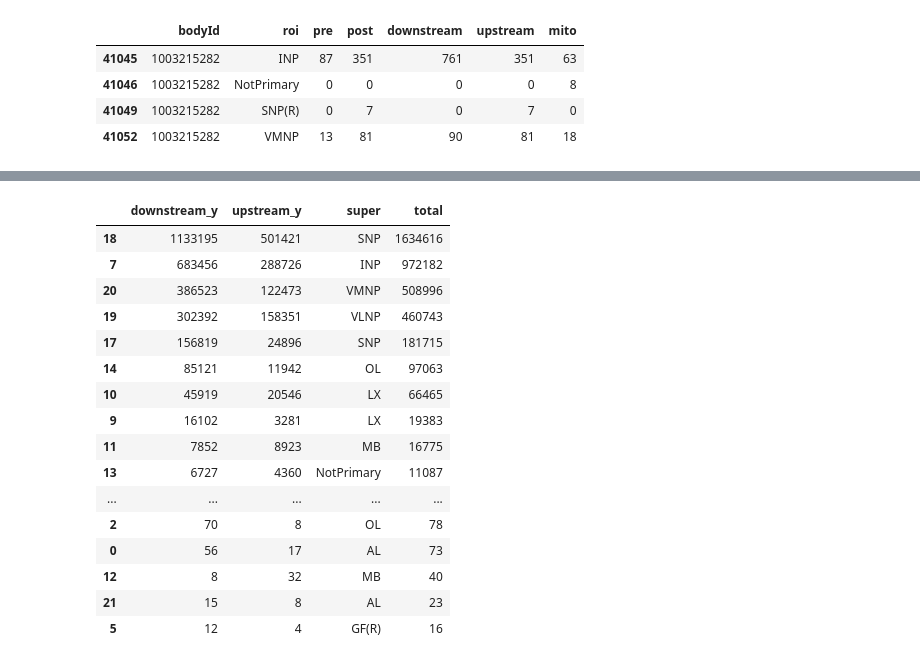
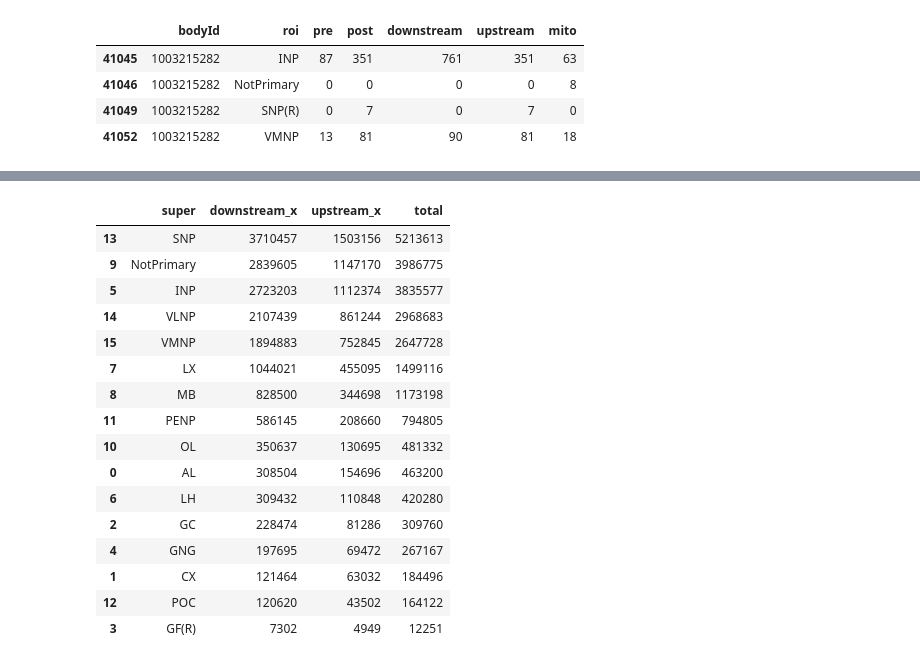
Before and after one commit to RhessaWL/flybrain-clustering, a Jupyter notebook: get_piechart.ipynb, the cells around one changed output, grey strips where cells are left out. Drawn from its saved outputs; the diff is of its cells as text; code cells hidden in the pictures.

```diff
--- a/get_piechart.ipynb
+++ b/get_piechart.ipynb
@@ -398,8 +388,8 @@ roi_edited[roi_edited['bodyId']==1003215282]
 cluster1 = full_roi[full_roi['0.0']==1]
 # I want to see any changes i make to cluster1 so i will drop unnecessary columns
 cluster1 = cluster1.drop(columns=['bodyId', 'celltype', 'instance', 'pre_x', 'post_x',
-                                  'inputRois','outputRois', 'downstream_x','upstream_x','mito_x',
+                                  'inputRois','outputRois',
                                   'size', 'status', 'cropped', 'somaRadius', 'somaLocation',
-                                  'statusLabel', 'cellBodyFiber','roiInfo', 'notes'])
+                                  'statusLabel', 'cellBodyFiber','roiInfo'])
 cluster1
 # %% [output]
@@ -441,0 +448,3 @@ cluster1
+# %%
+roi_super_dict = roi_df.set_index('L1')['Super'].dropna().to_dict()
+roi_super_dict
@@ -441,0 +469,3 @@ cluster1
+# %%
+roi_grouped = cluster1.groupby('roi', as_index=False).agg({'downstream_x': 'sum', 'upstream_x': 'sum'})
+roi_grouped
@@ -442,16 +490,15 @@ cluster1
 # %%
 # Now when summing up the downstream and upstream synapses per ROI, we should only have one entry for each ROI
 # This code groups the dataframe by the roi column and sums up the downstream and upstream synapses accordingly
-roi_grouped = cluster1.groupby('roi', as_index=False).agg({'downstream_y': 'sum', 'upstream_y': 'sum'})
 
 # I will now add the super column onto the dataframe and align the correct super roi with the correct roi
 # i will use the roi_df dataframe to do this
 
 # I will first create a dictionary with the roi as the key and the super roi as the value
-roi_super_dict = roi_df.set_index('L1')['Super'].to_dict()
+roi_super_dict = roi_df.set_index('L1')['Super'].dropna().to_dict()
 
 # I will now create a new column in the dataframe that will contain the super roi if the roi is not in dict, just keep it as is in roi column
 # Also drop the roi column as it is no longer needed
 roi_grouped['super'] = roi_grouped['roi'].map(roi_super_dict).fillna(roi_grouped['roi'])
 roi_grouped = roi_grouped.drop(columns=['roi'])
-roi_grouped
+roi_grouped = roi_grouped.groupby('super', as_index=False).agg({'downstream_x': 'sum', 'upstream_x': 'sum'})
@@ -476,27 +545,26 @@ roi_grouped
 # %%
 # Now i want a total of the downstream and upstream synapses per ROI in a column
-roi_grouped = roi_grouped.assign(total = roi_grouped['downstream_y'] + roi_grouped['upstream_y'])
-roi_grouped
+roi_grouped = roi_grouped.assign(total = roi_grouped['downstream_x'] + roi_grouped['upstream_x'])
 # i love whole numbers, no rounding errors here
 # Now i want to sort the dataframe by the total column in descending order so the plotting is neater
 # and I want to implement a threshold
 final_data = roi_grouped[roi_grouped['total'] > 1].sort_values(by='total', ascending=False)
 final_data
 # %% [output]
-|  | downstream_y | upstream_y | super | total |
-| 18 | 1133195 | 501421 | SNP | 1634616 |
-| 7 | 683456 | 288726 | INP | 972182 |
-| 20 | 386523 | 122473 | VMNP | 508996 |
-| 19 | 302392 | 158351 | VLNP | 460743 |
-| 17 | 156819 | 24896 | SNP | 181715 |
-| 14 | 85121 | 11942 | OL | 97063 |
-| 10 | 45919 | 20546 | LX | 66465 |
-| 9 | 16102 | 3281 | LX | 19383 |
-| 11 | 7852 | 8923 | MB | 16775 |
-| 13 | 6727 | 4360 | NotPrimary | 11087 |
-| ... | ... | ... | ... | ... |
-| 2 | 70 | 8 | OL | 78 |
-| 0 | 56 | 17 | AL | 73 |
-| 12 | 8 | 32 | MB | 40 |
-| 21 | 15 | 8 | AL | 23 |
-| 5 | 12 | 4 | GF(R) | 16 |
+|  | super | downstream_x | upstream_x | total |
+| 13 | SNP | 3710457 | 1503156 | 5213613 |
+| 9 | NotPrimary | 2839605 | 1147170 | 3986775 |
+| 5 | INP | 2723203 | 1112374 | 3835577 |
+| 14 | VLNP | 2107439 | 861244 | 2968683 |
+| 15 | VMNP | 1894883 | 752845 | 2647728 |
+| 7 | LX | 1044021 | 455095 | 1499116 |
+| 8 | MB | 828500 | 344698 | 1173198 |
+| 11 | PENP | 586145 | 208660 | 794805 |
+| 10 | OL | 350637 | 130695 | 481332 |
+| 0 | AL | 308504 | 154696 | 463200 |
+| 6 | LH | 309432 | 110848 | 420280 |
+| 2 | GC | 228474 | 81286 | 309760 |
+| 4 | GNG | 197695 | 69472 | 267167 |
+| 1 | CX | 121464 | 63032 | 184496 |
+| 12 | POC | 120620 | 43502 | 164122 |
+| 3 | GF(R) | 7302 | 4949 | 12251 |
```
Also changed, not shown: parts of 34 cells of this notebook, 9 other files.
